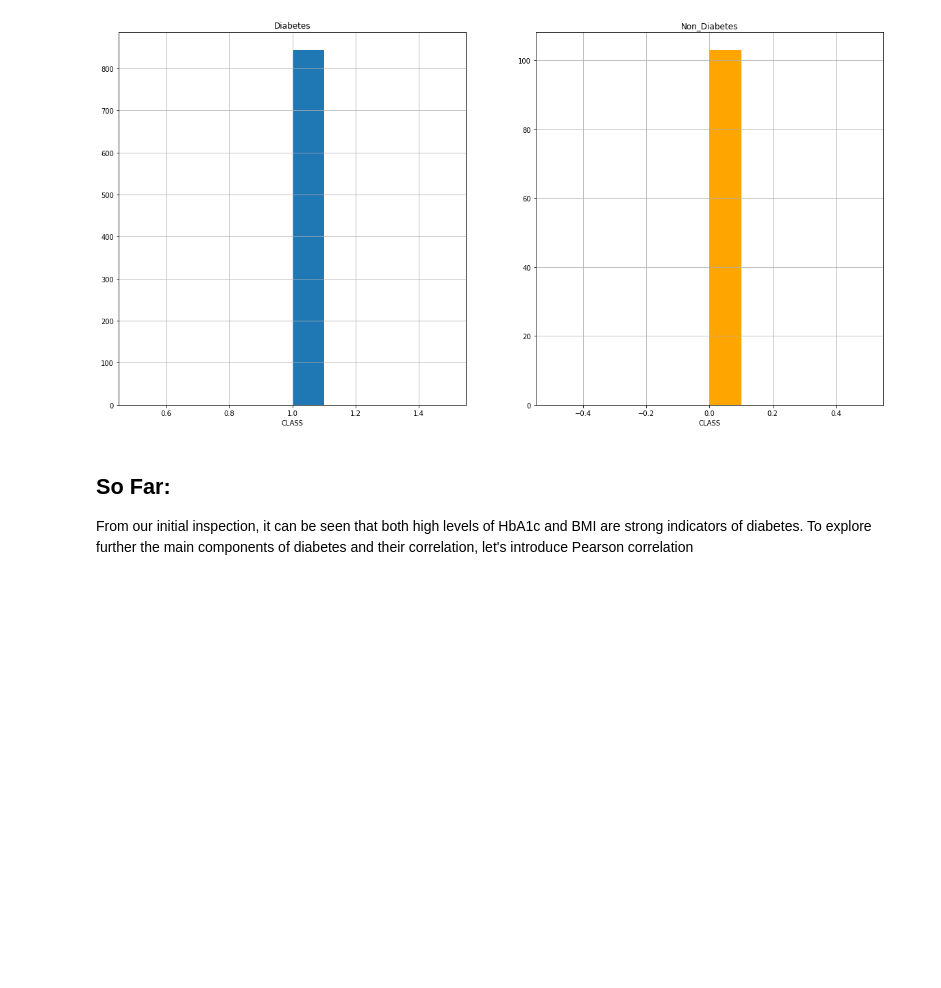
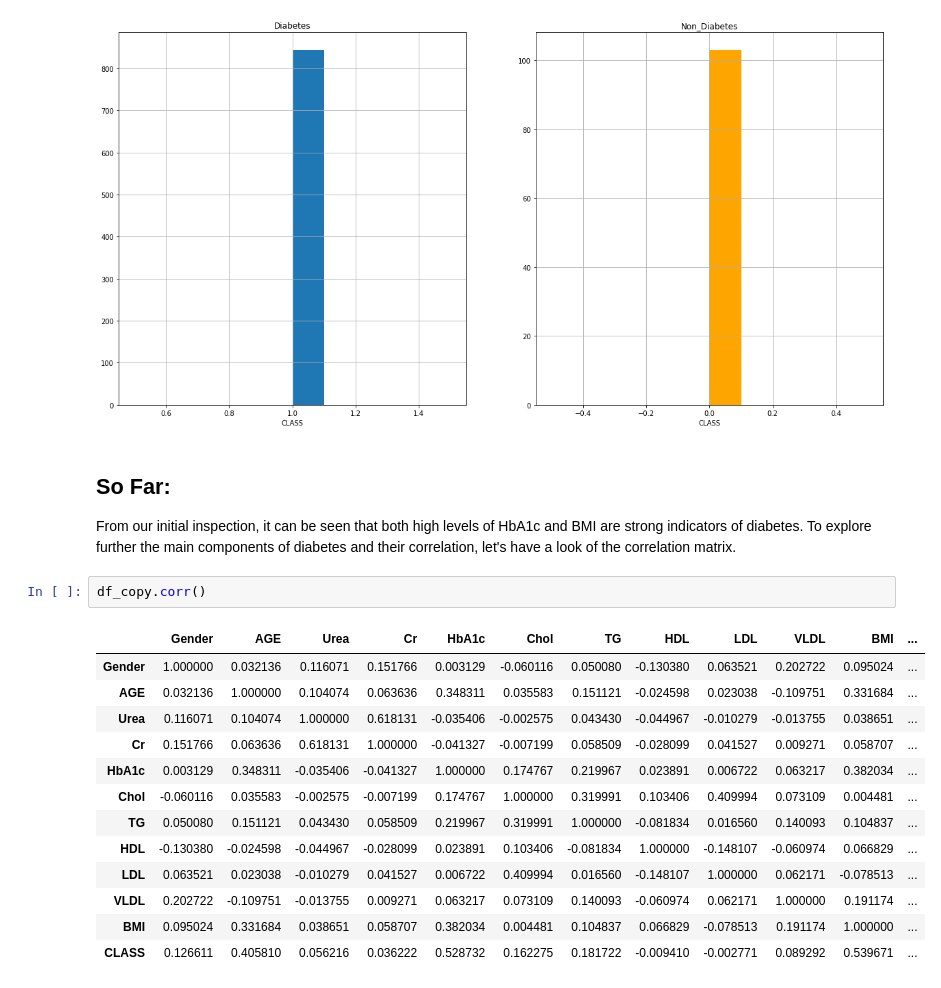
Before and after one commit to QizheCui/Diabetes-Squad, a Jupyter notebook: EDA/initial plotting.ipynb, the cells around one changed output. Cells and saved outputs as stored; diff of their text form; blank space fills up the shorter version.

Commit message:
Initial plotting

```diff
--- a/EDA/initial plotting.ipynb
+++ b/EDA/initial plotting.ipynb
@@ -119,4 +119,20 @@ for var in features_list:
 [figure]
 # %% [markdown]
 ## So Far:
-From our initial inspection, it can be seen that both high levels of HbA1c and BMI are strong indicators of diabetes. To explore further the main components of diabetes and their correlation, let's introduce Pearson correlation
+From our initial inspection, it can be seen that both high levels of HbA1c and BMI are strong indicators of diabetes. To explore further the main components of diabetes and their correlation, let's have a look of the correlation matrix.
+# %%
+df_copy.corr()
+# %% [output]
+|  | Gender | AGE | Urea | Cr | HbA1c | Chol | TG | HDL | LDL | VLDL | BMI | ... |
+| Gender | 1.000000 | 0.032136 | 0.116071 | 0.151766 | 0.003129 | -0.060116 | 0.050080 | -0.130380 | 0.063521 | 0.202722 | 0.095024 | ... |
+| AGE | 0.032136 | 1.000000 | 0.104074 | 0.063636 | 0.348311 | 0.035583 | 0.151121 | -0.024598 | 0.023038 | -0.109751 | 0.331684 | ... |
+| Urea | 0.116071 | 0.104074 | 1.000000 | 0.618131 | -0.035406 | -0.002575 | 0.043430 | -0.044967 | -0.010279 | -0.013755 | 0.038651 | ... |
+| Cr | 0.151766 | 0.063636 | 0.618131 | 1.000000 | -0.041327 | -0.007199 | 0.058509 | -0.028099 | 0.041527 | 0.009271 | 0.058707 | ... |
+| HbA1c | 0.003129 | 0.348311 | -0.035406 | -0.041327 | 1.000000 | 0.174767 | 0.219967 | 0.023891 | 0.006722 | 0.063217 | 0.382034 | ... |
+| Chol | -0.060116 | 0.035583 | -0.002575 | -0.007199 | 0.174767 | 1.000000 | 0.319991 | 0.103406 | 0.409994 | 0.073109 | 0.004481 | ... |
+| TG | 0.050080 | 0.151121 | 0.043430 | 0.058509 | 0.219967 | 0.319991 | 1.000000 | -0.081834 | 0.016560 | 0.140093 | 0.104837 | ... |
+| HDL | -0.130380 | -0.024598 | -0.044967 | -0.028099 | 0.023891 | 0.103406 | -0.081834 | 1.000000 | -0.148107 | -0.060974 | 0.066829 | ... |
+| LDL | 0.063521 | 0.023038 | -0.010279 | 0.041527 | 0.006722 | 0.409994 | 0.016560 | -0.148107 | 1.000000 | 0.062171 | -0.078513 | ... |
+| VLDL | 0.202722 | -0.109751 | -0.013755 | 0.009271 | 0.063217 | 0.073109 | 0.140093 | -0.060974 | 0.062171 | 1.000000 | 0.191174 | ... |
+| BMI | 0.095024 | 0.331684 | 0.038651 | 0.058707 | 0.382034 | 0.004481 | 0.104837 | 0.066829 | -0.078513 | 0.191174 | 1.000000 | ... |
+| CLASS | 0.126611 | 0.405810 | 0.056216 | 0.036222 | 0.528732 | 0.162275 | 0.181722 | -0.009410 | -0.002771 | 0.089292 | 0.539671 | ... |
```
Also changed, not shown: parts of 1 cell of this notebook.
